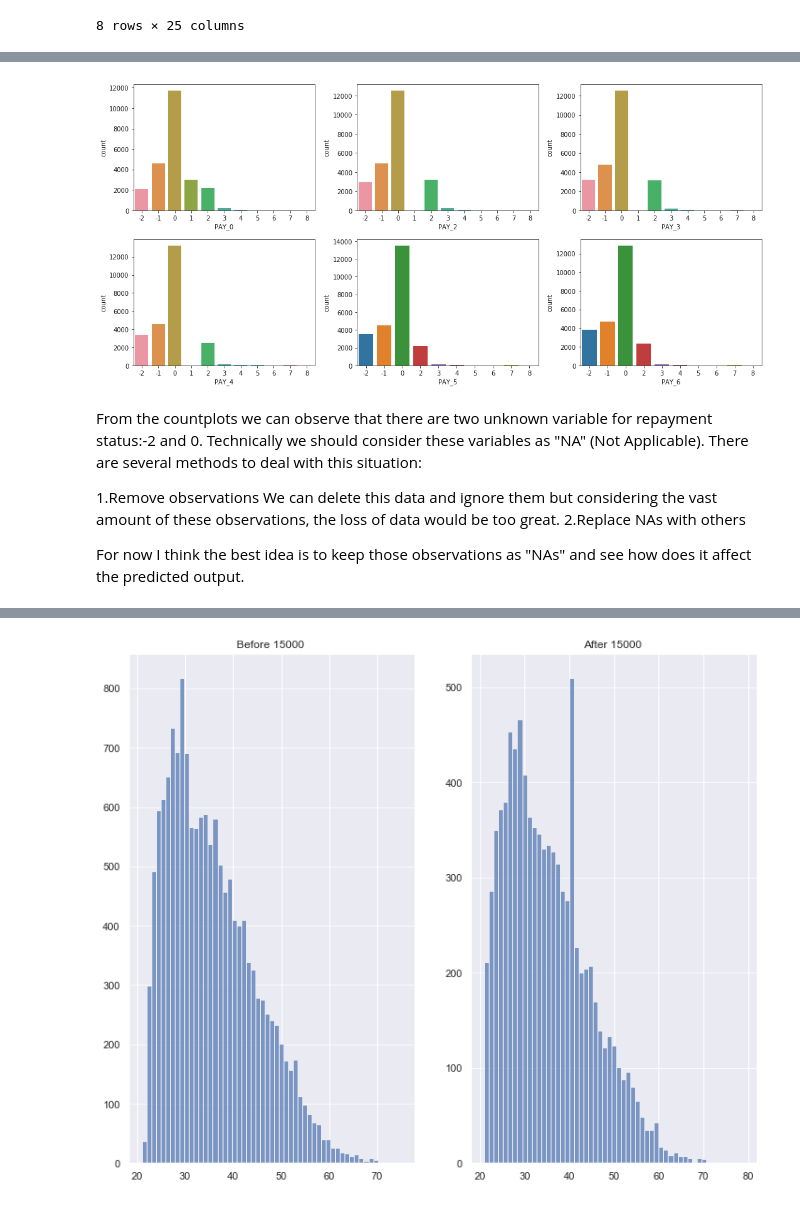
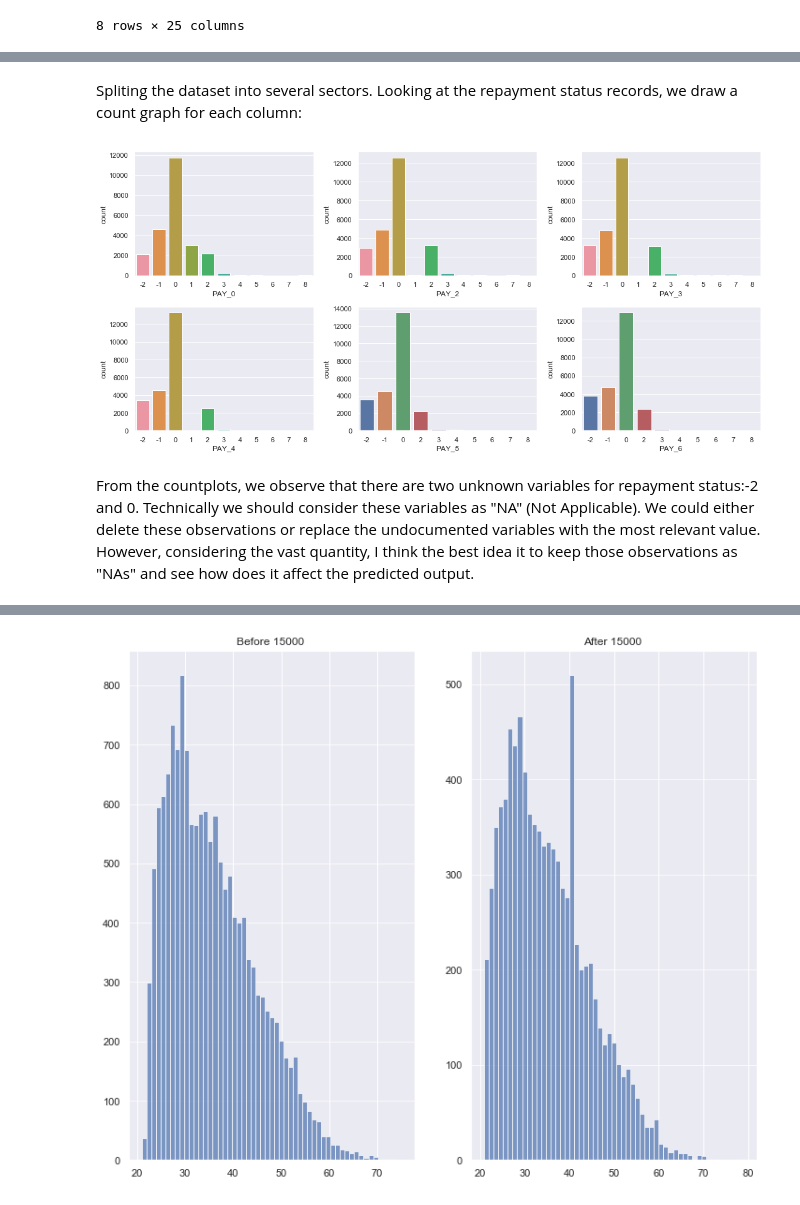
Before and after one commit to AbhinathK/CreditCardML, a Jupyter notebook: CreditCardData.ipynb, the cells around one changed output, grey strips where cells are left out. Cells and saved outputs as stored; diff of their text form; code cells hidden in the pictures.

```diff
--- a/CreditCardData.ipynb
+++ b/CreditCardData.ipynb
@@ -103,21 +103,18 @@ ax = sns.countplot(x="default payment next month", data=data)
+# %% [markdown]
+Spliting the dataset into several sectors. Looking at the repayment status records, we draw a count graph for each column:
 # %%
+#Repayment Status
 plt.figure(figsize = (15,10))
 i = 0
-for c in cols[3:]:
+for c in cols[3:9]:
     i= i+1
     plt.subplot(3,3,i)
     ax = sns.countplot(x=c, data=data)
     plt.tight_layout()
 # %% [output]
-[figure, old version]
+[figure, new version]
 # %% [markdown]
-From the countplots we can observe that there are two unknown variable for repayment status:-2 and 0. Technically we should consider these variables as "NA" (Not Applicable). There are several methods to deal with this situation:
-
-1.Remove observations
-We can delete this data and ignore them but considering the vast amount of these observations, the loss of data would be too great.
-2.Replace NAs with others
-
-For now I think the best idea is to keep those observations as "NAs" and see how does it affect the predicted output.
+From the countplots, we observe that there are two unknown variables for repayment status:-2 and 0. Technically we should consider these variables as "NA" (Not Applicable). We could either delete these observations or replace the undocumented variables with the most relevant value. However, considering the vast quantity, I think the best idea it to keep those observations as "NAs" and see how does it affect the predicted output.
 # %%
 #Social Status(SEX, EDUCATION, MARRIAGE)
 
```
Also changed, not shown: parts of 19 cells of this notebook.
